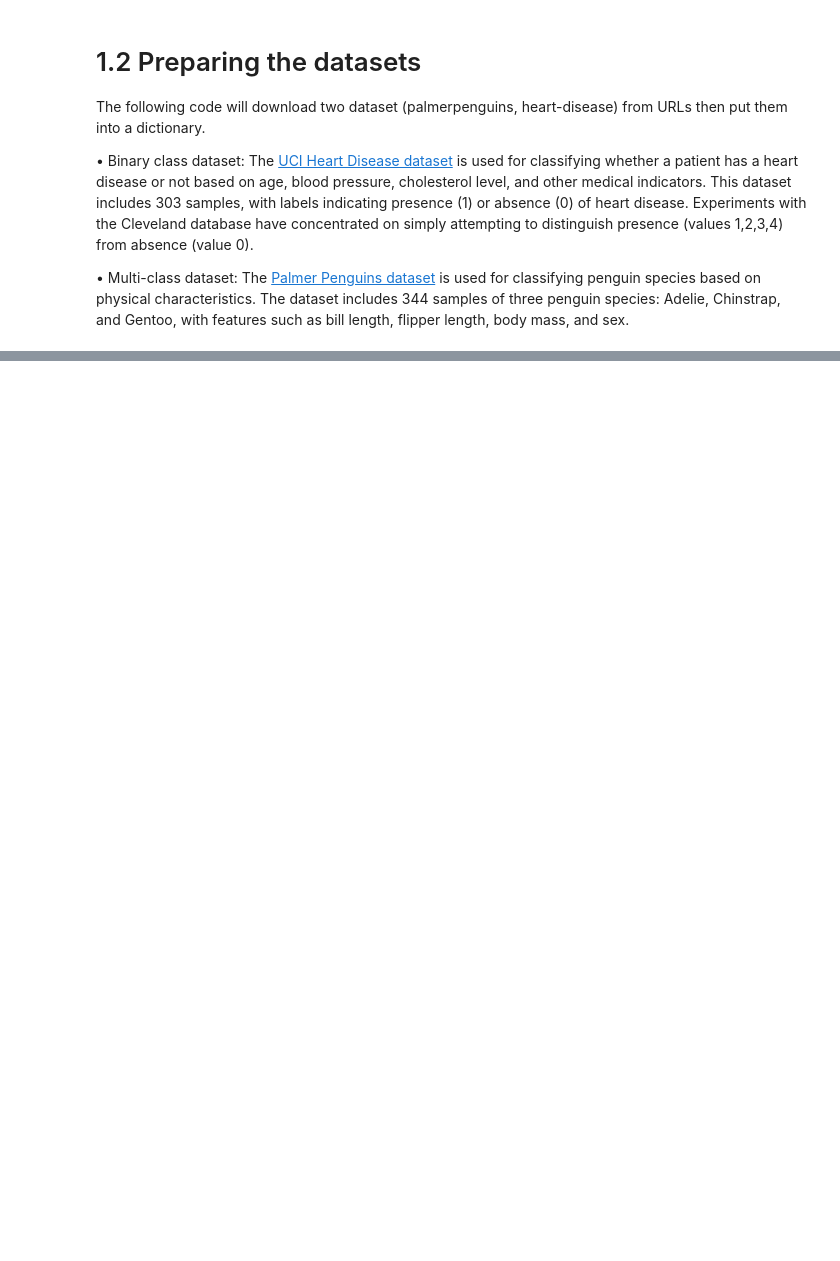
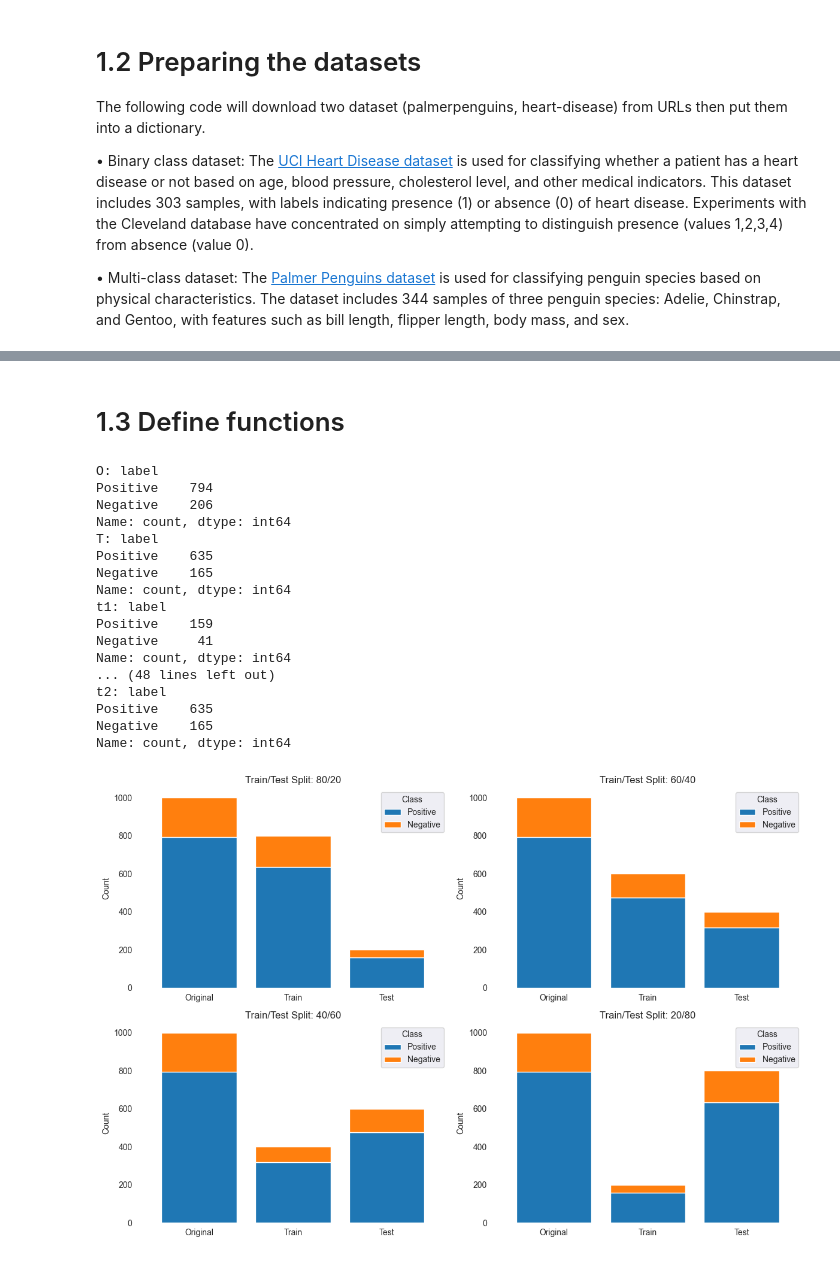
Before and after one commit to fit-k23/Decision-Tree-AI, a Jupyter notebook: sample.ipynb, the cells around one changed output, grey strips where cells are left out. Drawn from its saved outputs; the diff is of its cells as text; code cells hidden in the pictures; blank space fills up the shorter version.

```diff
--- a/sample.ipynb
+++ b/sample.ipynb
@@ -36,0 +86,2 @@ print(datasets)
+# %% [markdown]
+# 1.3 Define functions
@@ -36,0 +160,71 @@ print(datasets)
+# %%
+import pandas as pd
+import numpy as np
+import matplotlib.pyplot as plt
+from sklearn.model_selection import train_test_split
+
+# Generate the dataset
+n_samples = 1000
+classes = ['Positive', 'Negative']
+data = pd.DataFrame({
+    'features': np.random.randn(n_samples),
+    'label': np.random.choice(classes, size=n_samples, p=[0.8, 0.2])
+})
+
+# Define test proportions
+test_proportions = [0.2, 0.4, 0.6, 0.8]
+
+# Prepare figure with subplots
+fig, axes = plt.subplots(2, 2, figsize=(12, 8))
+axes = axes.flatten()
+
+for i, test_size in enumerate(test_proportions):
+    # Split dataset with stratification
+    X_train, X_test, y_train, y_test = train_test_split(
+        data['features'], data['label'], test_size=test_size, stratify=data['label'], random_state=42
+    )
+
+    # Count class distributions
+    original_counts = data['label'].value_counts().reindex(classes)
+    train_counts = pd.Series(y_train).value_counts().reindex(classes)
+    test_counts = original_counts - train_counts # pd.Series(y_test).value_counts().reindex(classes)
+    test_counts2 = pd.Series(y_test).value_counts().reindex(classes)
+    print(f"O: {original_counts}\nT: {train_counts}\nt1: {test_counts}\nt2: {test_counts2}")
+    # Create DataFrame for plotting
+    df = pd.DataFrame({
+        'Original': original_counts,
+        'Train': train_counts,
+        'Test': test_counts
+    })
+
+    # Plot stacked bar chart
+    df.T.plot(kind='bar', stacked=True, ax=axes[i], color=['#1f77b4', '#ff7f0e'], width=0.8)
+    axes[i].set_facecolor('white')
+
+    axes[i].set_title(f'Train/Test Split: {round((1-test_size)*100)}/{round(test_size*100)}')
+    axes[i].set_ylabel('Count')
+    axes[i].legend(title='Class', labels=classes)
+    axes[i].tick_params(axis='x', rotation=0)
+
+plt.tight_layout()
+# plt.savefig('class_distribution_stacked.png')
+plt.show()
+# %% [output]
+O: label
+Positive    794
+Negative    206
+Name: count, dtype: int64
+T: label
+Positive    635
+Negative    165
+Name: count, dtype: int64
+t1: label
+Positive    159
+Negative     41
+Name: count, dtype: int64
+... (48 lines left out)
+t2: label
+Positive    635
+Negative    165
+Name: count, dtype: int64
+[figure, added]
```
Also changed, not shown: parts of 5 cells of this notebook, 2 other files.
